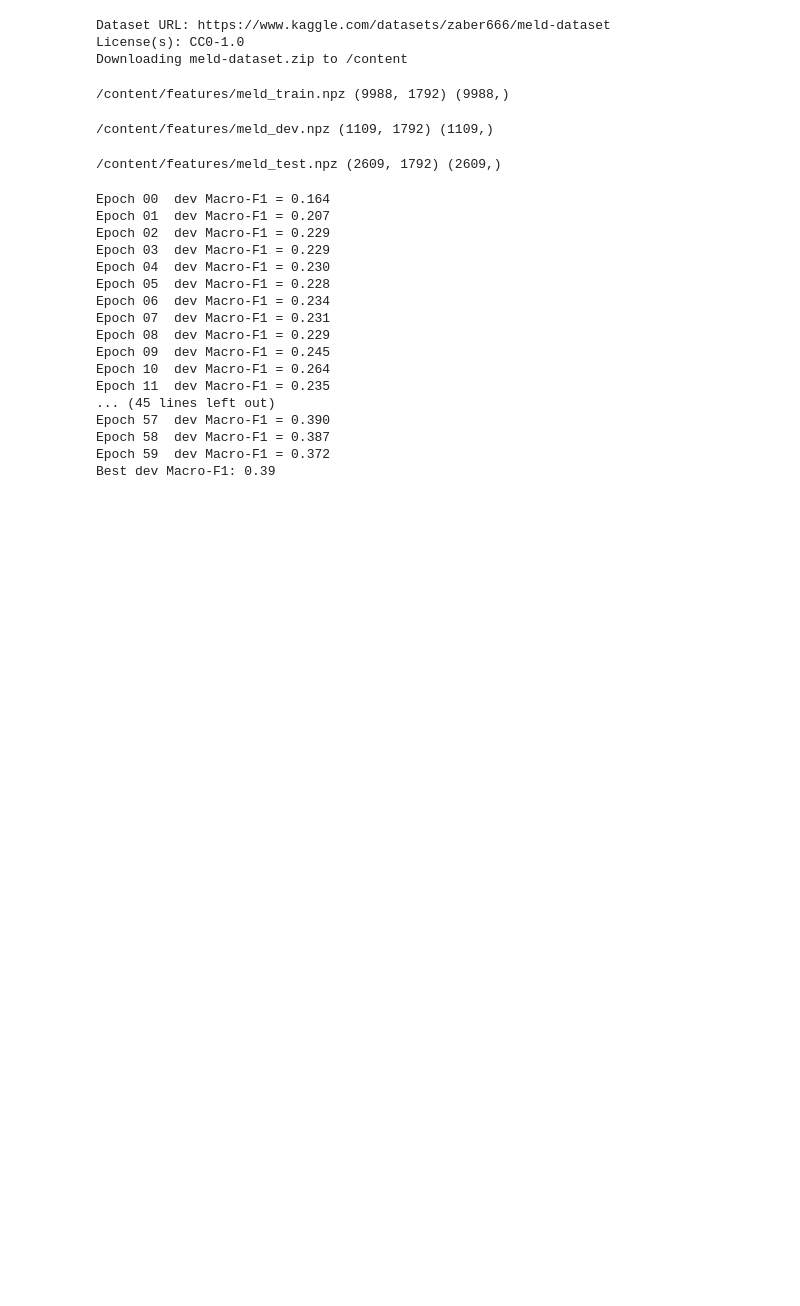
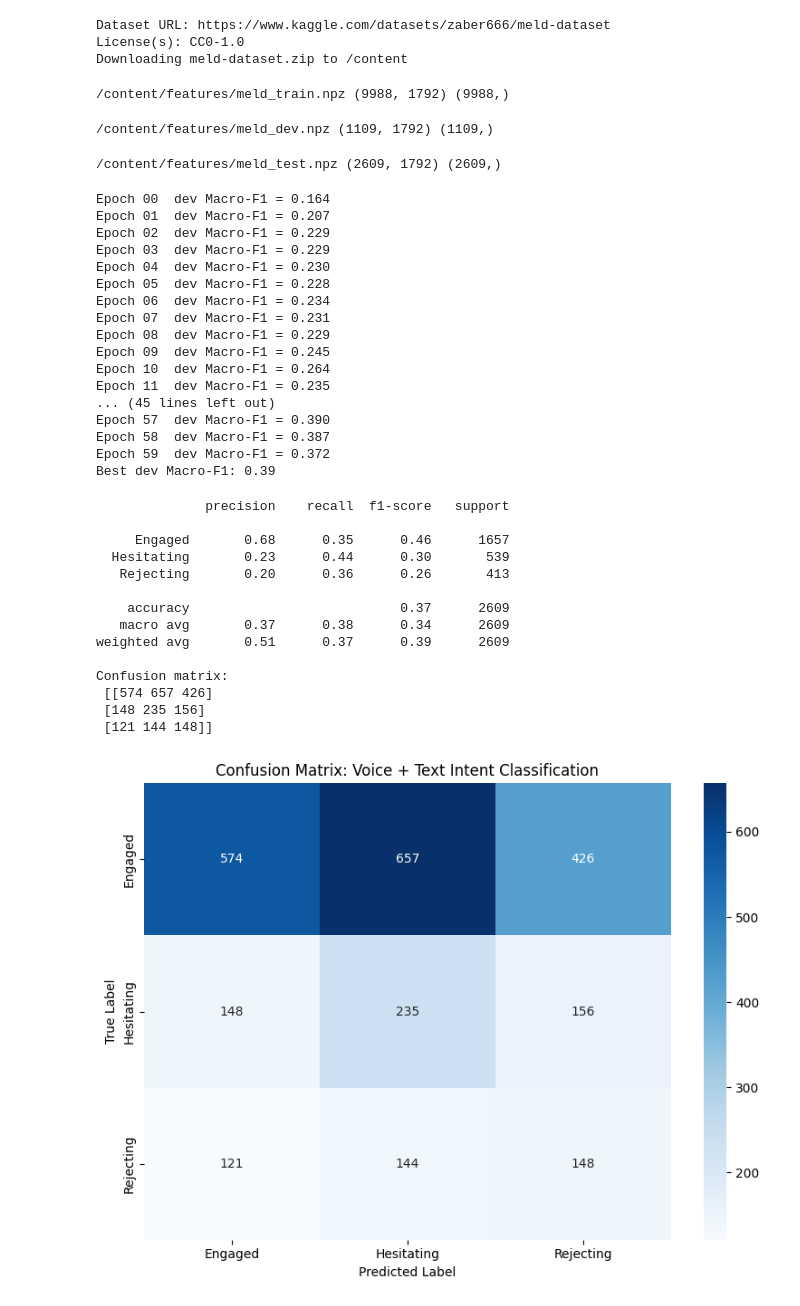
Before and after one commit to senudidinaya/Smart-Agri-Suite, a Jupyter notebook: AI/Cultivatior Intent Module/Gate1_Audio_Text_Model.ipynb, the cells around one changed output. Cells and saved outputs as stored; diff of their text form; code cells hidden in the pictures; blank space fills up the shorter version.

Commit message:
Evaluate on Test Set to measure real-world performance

```diff
--- a/AI/Cultivatior Intent Module/Gate1_Audio_Text_Model.ipynb
+++ b/AI/Cultivatior Intent Module/Gate1_Audio_Text_Model.ipynb
@@ -281,3 +281,16 @@ Epoch 57  dev Macro-F1 = 0.390
 Epoch 58  dev Macro-F1 = 0.387
 Epoch 59  dev Macro-F1 = 0.372
 Best dev Macro-F1: 0.39
+# %%
+# Evaluate on Test Set to measure real-world performance
+import torch.nn as nn
+
+class Head(nn.Module):
+    def __init__(self, d_in=1792, d_h=256, d_h2=64, n_out=3):
+        super().__init__()
+        self.net = nn.Sequential(
+            nn.Linear(d_in,d_h), nn.ReLU(), nn.Dropout(0.2),
+            nn.Linear(d_h,d_h2), nn.ReLU(), nn.Dropout(0.2),
+            nn.Linear(d_h2,n_out)
+        )
+    def forward(self,x): return self.net(x)
@@ -283,0 +321,42 @@ Best dev Macro-F1: 0.39
+# %%
+import matplotlib.pyplot as plt
+import seaborn as sns
+import numpy as np
+
+evaluate_model(
+    "/content/features/meld_test.npz",
+    "/content/features/head_best.pt"
+)
+
+# Confusion matrix data from the evaluation
+cm = np.array([
+    [574, 657, 426],
+    [148, 235, 156],
+    [121, 144, 148]
+])
+labels = ["Engaged", "Hesitating", "Rejecting"]
+
+# Plot
+plt.figure(figsize=(8, 6))
+sns.heatmap(cm, annot=True, fmt='d', cmap="Blues", xticklabels=labels, yticklabels=labels)
+plt.xlabel("Predicted Label")
+plt.ylabel("True Label")
+plt.title("Confusion Matrix: Voice + Text Intent Classification")
+plt.tight_layout()
+plt.show()
+# %% [output]
+              precision    recall  f1-score   support
+
+     Engaged       0.68      0.35      0.46      1657
+  Hesitating       0.23      0.44      0.30       539
+   Rejecting       0.20      0.36      0.26       413
+
+    accuracy                           0.37      2609
+   macro avg       0.37      0.38      0.34      2609
+weighted avg       0.51      0.37      0.39      2609
+
+Confusion matrix:
+ [[574 657 426]
+ [148 235 156]
+ [121 144 148]]
+[figure, added]
```
Also changed, not shown: parts of 2 cells of this notebook.
